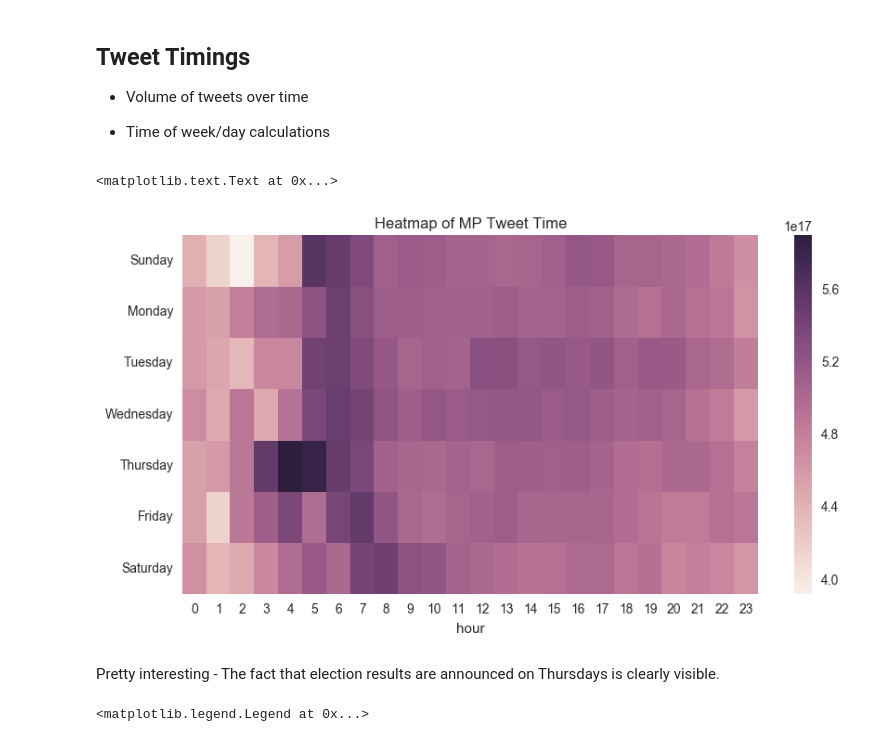
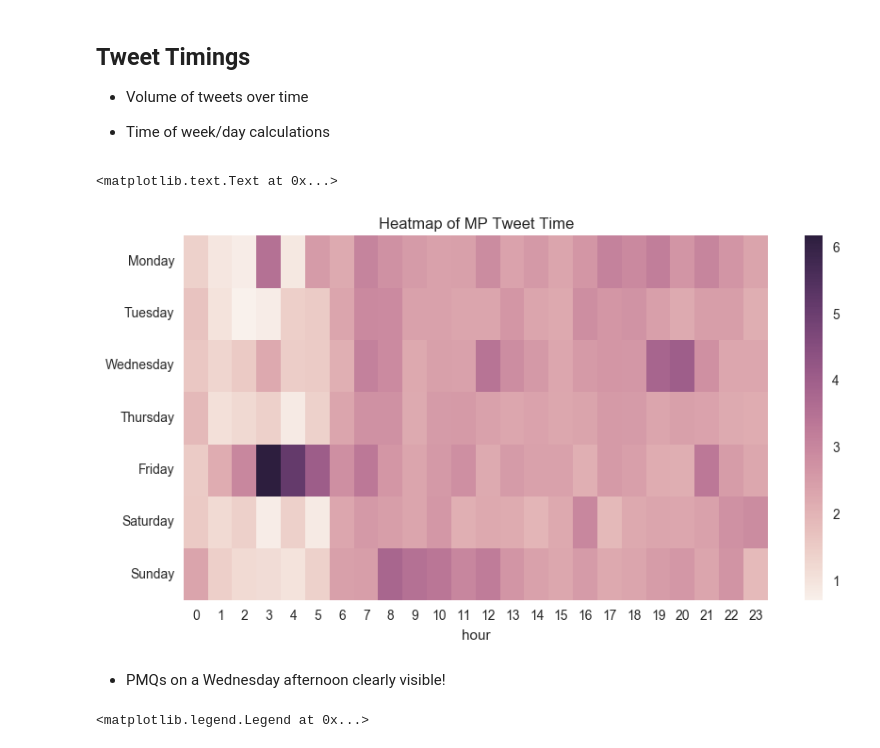
Before and after one commit to josephhalstead/Westminster-Tweet-Analysis, a Jupyter notebook: exploratory_data_analysis.ipynb, the cells around one changed output. Saved outputs shown, nothing was run; the diff lists cells and outputs as text; code cells hidden in the pictures.

Commit message:
corrected heatmap mistake

```diff
--- a/exploratory_data_analysis.ipynb
+++ b/exploratory_data_analysis.ipynb
@@ -223,43 +223,43 @@ def get_hour_of_day(row):
 
     return row['date'].hour
 
-def year_week(row):
-
-    return '{year}-{week}'.format(year=row['date'].year, week=row['date'].isocalendar()[1])
-
 def year_month(row):
 
     return '{year}-{month}'.format(year=row['date'].year, month=row['date'].month)
 
+def unique_day(row):
+
+    return str(row['date'].date())
+
 df['day'] = df[['date']].apply(get_day_of_week, axis=1)
 df['hour'] = df[['date']].apply(get_hour_of_day, axis=1)
-df['year_week'] = df[['date']].apply(year_week, axis=1)
 df['year_month'] = df[['date']].apply(year_month, axis=1)
+df['unique_day'] = df[['date']].apply(unique_day, axis=1)
 # %%
 #Create heatmap of what day of week / time of day MP's tweet
 
-times = df.pivot_table(index='day', columns='hour', values='tweet_id')
+times = df.pivot_table(index='day', columns='hour', values='favouite', aggfunc='mean')
 
-index = ['Sunday',
-        'Monday',
+index = ['Monday',
         'Tuesday',
         'Wednesday',
         'Thursday',
         'Friday',
-        'Saturday']
+        'Saturday',
+        'Sunday']
 
 times.index =index
 
 fig, ax = plt.subplots(figsize=(10,5))
 
 sns.heatmap(data=times)
 
 plt.title('Heatmap of MP Tweet Time')
 # %% [output]
 <matplotlib.text.Text at 0x...>
-[figure, old version]
+[figure, new version]
-# %% [markdown]
-Pretty interesting - The fact that election results are announced on Thursdays is clearly visible.
+# %% [markdown]
+* PMQs on a Wednesday afternoon clearly visible!
 # %%
 # Now lets have a look at how tweet volume has changed over time.
 # Note that this dataset only has people who were mps elected in 2017 \
```
Also changed, not shown: parts of 6 cells of this notebook.
